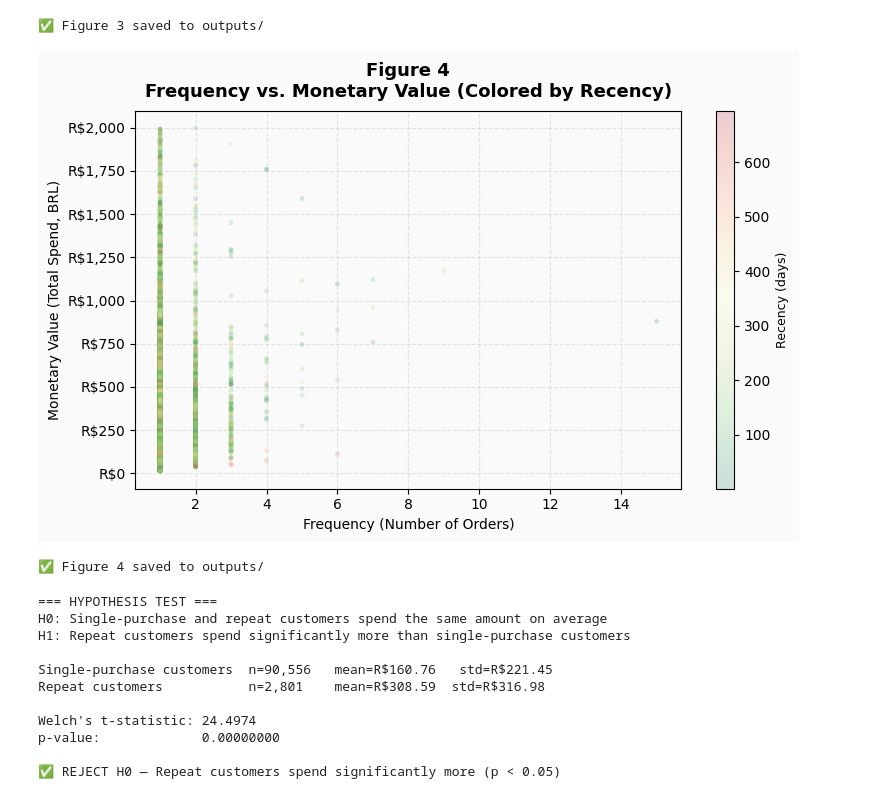
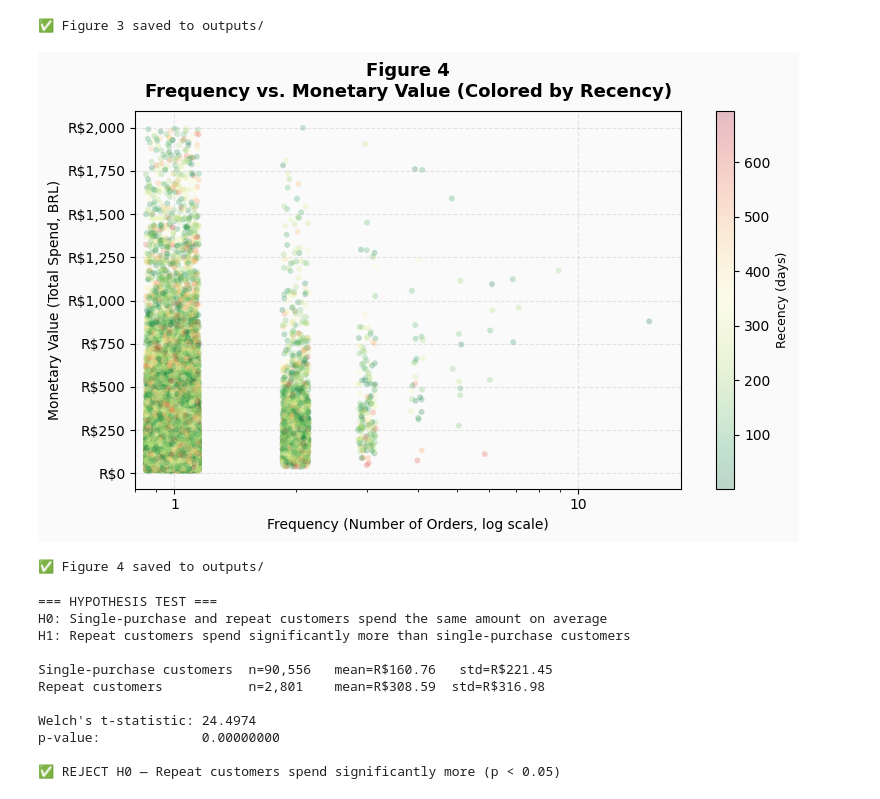
Before and after one commit to huntersarkis/gcu-capstone-project, a Jupyter notebook: notebooks/topic2_data_understanding.ipynb, the cells around one changed output. Drawn from its saved outputs; the diff is of its cells as text; code cells hidden in the pictures.

```diff
--- a/notebooks/topic2_data_understanding.ipynb
+++ b/notebooks/topic2_data_understanding.ipynb
@@ -209,28 +235,40 @@ print("✅ Figure 3 saved to outputs/")
 [figure]
 ✅ Figure 3 saved to outputs/
 # %%
-# Figure 4:Frequency vs. Monetary Value (Scatter Plot)
+# Figure 4: Frequency vs. Monetary Value (Scatter Plot)
 rfm_plot = rfm[rfm["Monetary"] <= 2000].copy()
 
+# Jitter frequency to break up the vertical stacking
+np.random.seed(42)
+jitter = np.random.uniform(-0.15, 0.15, size=len(rfm_plot))
+
 fig, ax = plt.subplots(figsize=(8, 5))
-sc = ax.scatter(rfm_plot["Frequency"], rfm_plot["Monetary"],
-                alpha=0.18, s=12,
+sc = ax.scatter(rfm_plot["Frequency"] + jitter, rfm_plot["Monetary"],
+                alpha=0.25, s=18,
                 c=rfm_plot["Recency"], cmap="RdYlGn_r",
                 edgecolors="none")
+
 cbar = plt.colorbar(sc, ax=ax)
 cbar.set_label("Recency (days)", fontsize=9)
+
+# Log scale on x to spread out the heavy left skew
+ax.set_xscale("log")
+ax.xaxis.set_major_formatter(mticker.FuncFormatter(lambda x, _: f"{int(x)}"))
+ax.set_xlim(0.8, rfm_plot["Frequency"].max() * 1.2)
+
 ax.set_title("Figure 4\nFrequency vs. Monetary Value (Colored by Recency)",
              fontsize=13, fontweight="bold", pad=10)
-ax.set_xlabel("Frequency (Number of Orders)", fontsize=10)
+ax.set_xlabel("Frequency (Number of Orders, log scale)", fontsize=10)
 ax.set_ylabel("Monetary Value (Total Spend, BRL)", fontsize=10)
 ax.yaxis.set_major_formatter(mticker.FuncFormatter(lambda x, _: f"R${x:,.0f}"))
 ax.grid(linestyle="--", alpha=0.3)
+
 plt.tight_layout()
 plt.savefig(os.path.join(OUT_DIR, "fig4_scatter_freq_monetary.png"), dpi=150, bbox_inches="tight")
 plt.show()
 print("✅ Figure 4 saved to outputs/")
 # %% [output]
-[figure, old version]
+[figure, new version]
 ✅ Figure 4 saved to outputs/
 # %%
 # Hypothesis Test
```
Also changed, not shown: parts of 1 cell of this notebook.
